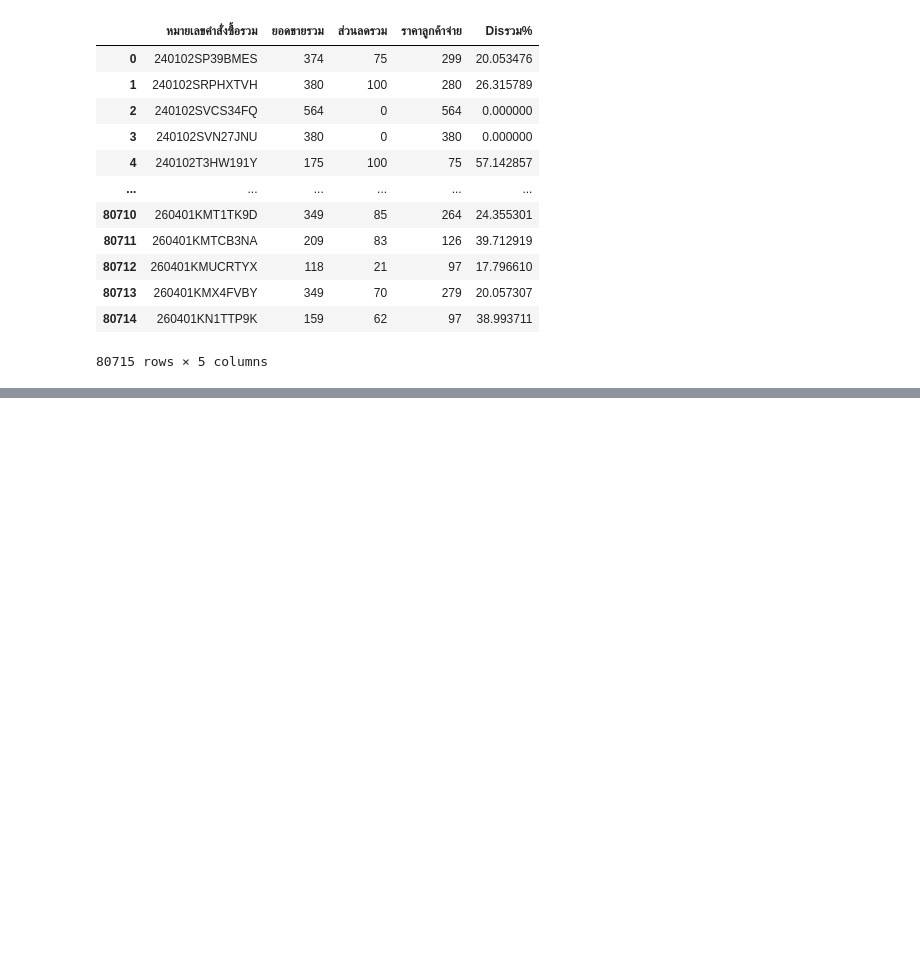
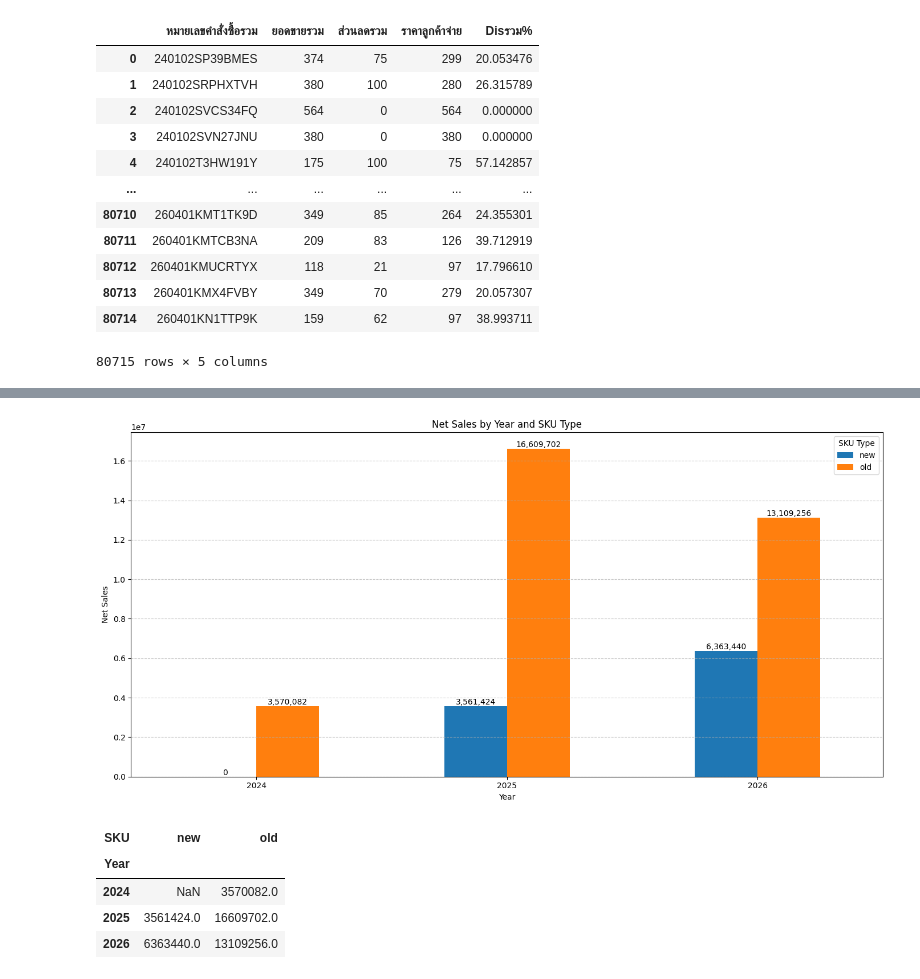
Before and after one commit to bugsotim/INTERNSHIP_CN_2026, a Jupyter notebook: shopee.ipynb, the cells around one changed output, grey strips where cells are left out. Drawn from its saved outputs; the diff is of its cells as text; code cells hidden in the pictures; blank space fills up the shorter version.

```diff
--- a/shopee.ipynb
+++ b/shopee.ipynb
@@ -996,0 +1324,25 @@ alldis
+# %%
+merged_df = pd.merge(df, shopee2_dropdup[['หมายเลขคำสั่งซื้อ', 'Year']], on='หมายเลขคำสั่งซื้อ', how='left')
+
+# Group by Year and SKU and sum the net_sales
+sku_sales_by_year = merged_df.groupby(['Year', 'SKU'])['net_sales'].sum().unstack()
+
+# Plotting the data
+fig, ax = plt.subplots(figsize=(14, 7))
+sku_sales_by_year.plot(kind='bar', ax=ax, rot=0)
+
+ax.set_title('Net Sales by Year and SKU Type')
+ax.set_xlabel('Year')
+ax.set_ylabel('Net Sales')
+ax.legend(title='SKU Type')
+ax.grid(axis='y', linestyle='--', alpha=0.7)
+
+# Add numerical labels on top of the bars
+for container in ax.containers:
+    ax.bar_label(container, fmt='{:,.0f}')
+
+plt.tight_layout()
+plt.show()
+
+display(sku_sales_by_year)
+# %% [output]
@@ -996,0 +1366,6 @@ alldis
+[figure, added]
+| SKU | new | old |
+| Year |  |  |
+| 2024 | NaN | 3570082.0 |
+| 2025 | 3561424.0 | 16609702.0 |
+| 2026 | 6363440.0 | 13109256.0 |
```
Also changed, not shown: parts of 58 cells of this notebook.
